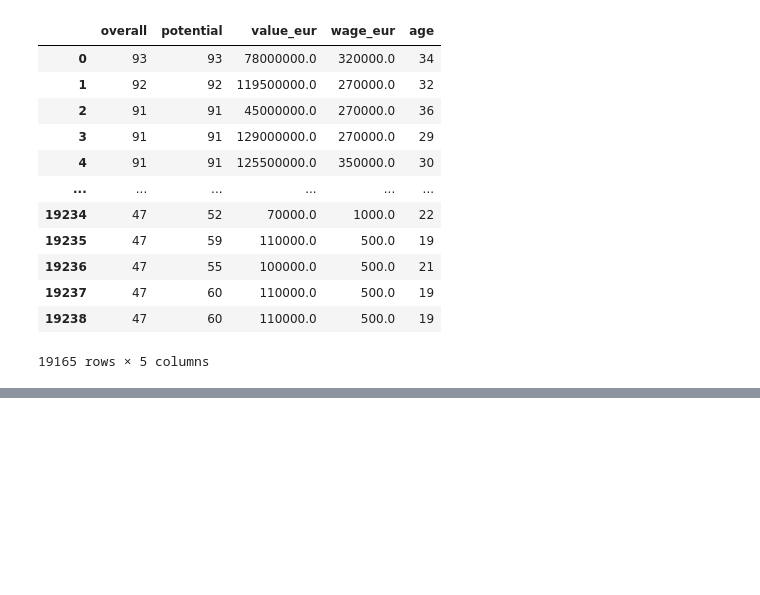
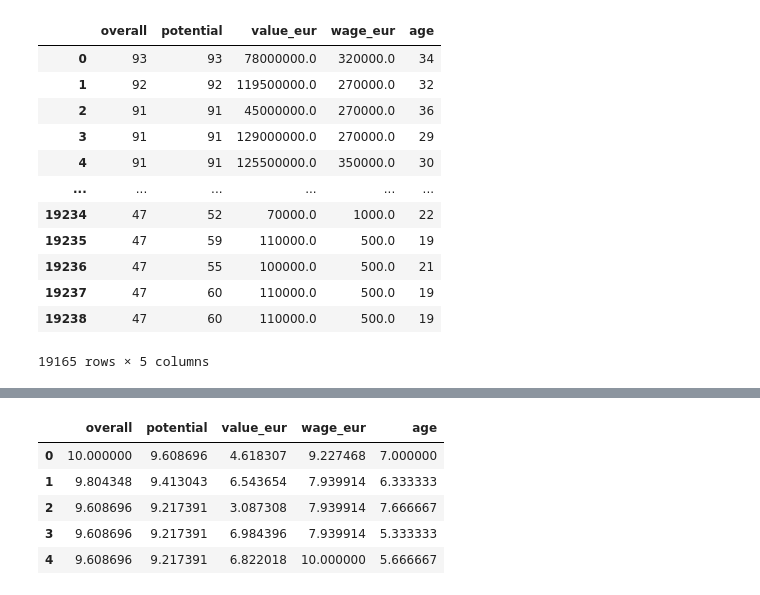
Before and after one commit to kwolf3/Experiments, a Jupyter notebook: K-Means Clustering from Scratch.ipynb, the cells around one changed output, grey strips where cells are left out. Drawn from its saved outputs; the diff is of its cells as text; code cells hidden in the pictures; blank space fills up the shorter version.

```diff
--- a/K-Means Clustering from Scratch.ipynb
+++ b/K-Means Clustering from Scratch.ipynb
@@ -74,0 +94,9 @@ Steps to K-means clustering
+# %%
+data.head()
+# %% [output]
+|  | overall | potential | value_eur | wage_eur | age |
+| 0 | 10.000000 | 9.608696 | 4.618307 | 9.227468 | 7.000000 |
+| 1 | 9.804348 | 9.413043 | 6.543654 | 7.939914 | 6.333333 |
+| 2 | 9.608696 | 9.217391 | 3.087308 | 7.939914 | 7.666667 |
+| 3 | 9.608696 | 9.217391 | 6.984396 | 7.939914 | 5.333333 |
+| 4 | 9.608696 | 9.217391 | 6.822018 | 10.000000 | 5.666667 |
```
Also changed, not shown: parts of 3 cells of this notebook.
